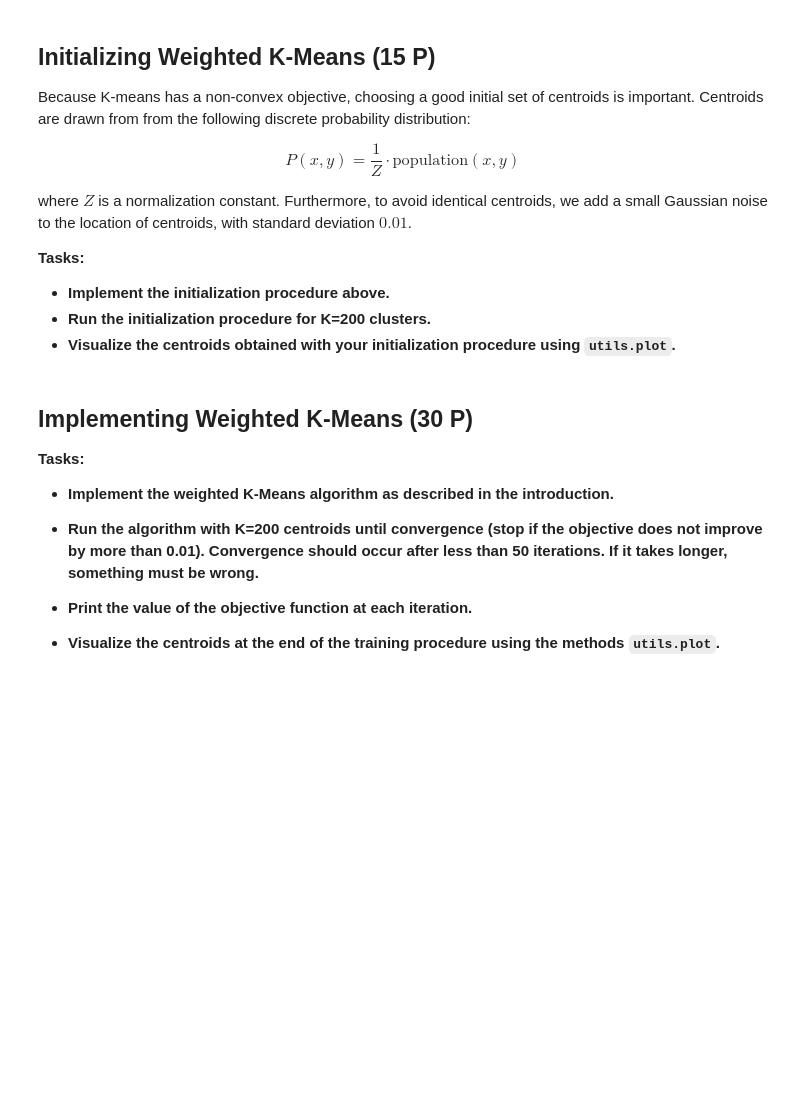
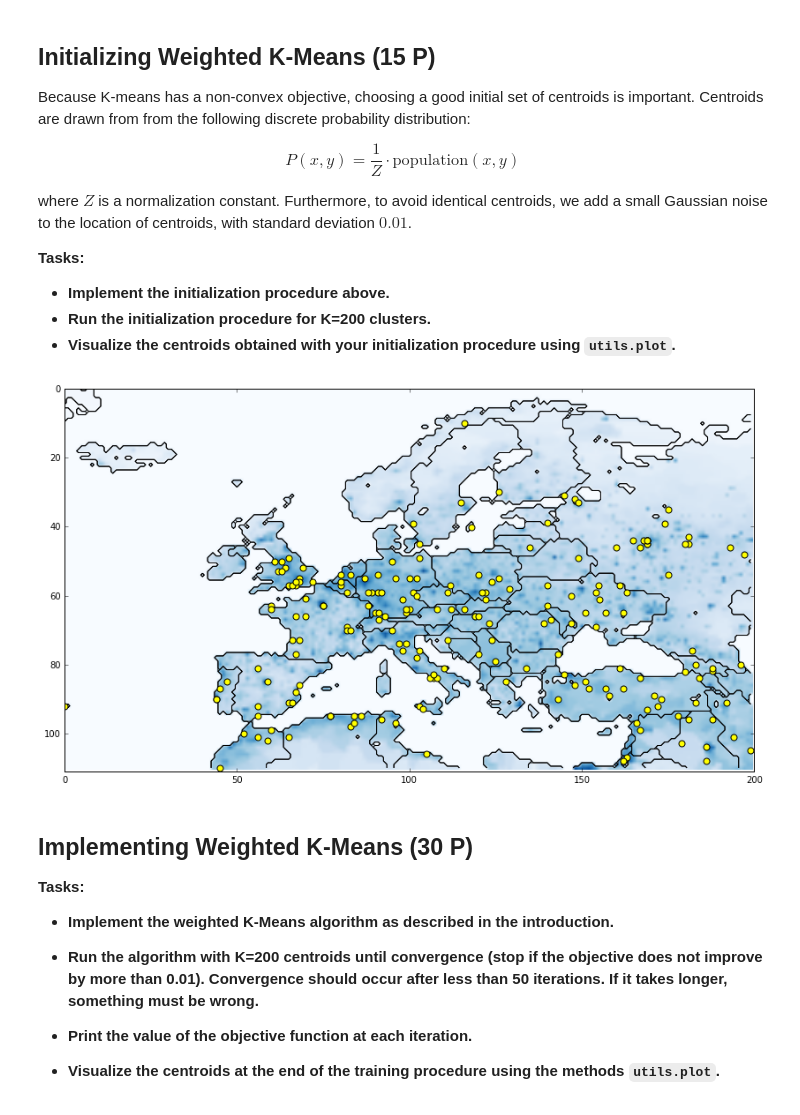
Before and after one commit to jeichelbaum/ml1---ha-assignments, a Jupyter notebook: sheet04/sheet04.ipynb, the cells around one changed output. Saved outputs shown, nothing was run; the diff lists cells and outputs as text; code cells hidden in the pictures; blank space fills up the shorter version.

```diff
--- a/sheet04/sheet04.ipynb
+++ b/sheet04/sheet04.ipynb
@@ -77,3 +74,35 @@ import solution; solution.e1()
+# %%
+# YOUR CODE HERE
+#%matplotlib inline
+#import solution; solution.e1()
+# --------------
+import numpy
+import utils
+import math
+
+# SOLUTION
+def CalcCDM(A):
+    return numpy.cumsum(A / numpy.sum(A)).reshape(A.shape)
+
+def RandomIndexFromCDM(A):
+    r = numpy.random.uniform(0, 1, 1)[0]
+    index = numpy.argmax(A>r)
+    y = math.floor(index / A.shape[1])
+    x = index % A.shape[1]
+    return [y, x] + numpy.random.normal(0.0, 0.01, 2)
+
+def RandomInitializers(A, numVals):
+    i = numpy.zeros((numVals, 2))
+    for j in range(numVals):
+        i[j] = RandomIndexFromCDM(A)
+    return i
+
+cum = CalcCDM(utils.population)
+m0 = RandomInitializers(cum, 200)
+
+utils.plot(m0[:, 0], m0[:, 1])
+# %% [output]
+[figure, added]
 # %% [markdown]
 ## Implementing Weighted K-Means (30 P)
 
```
Also changed, not shown: parts of 4 cells of this notebook, 1 other file.
